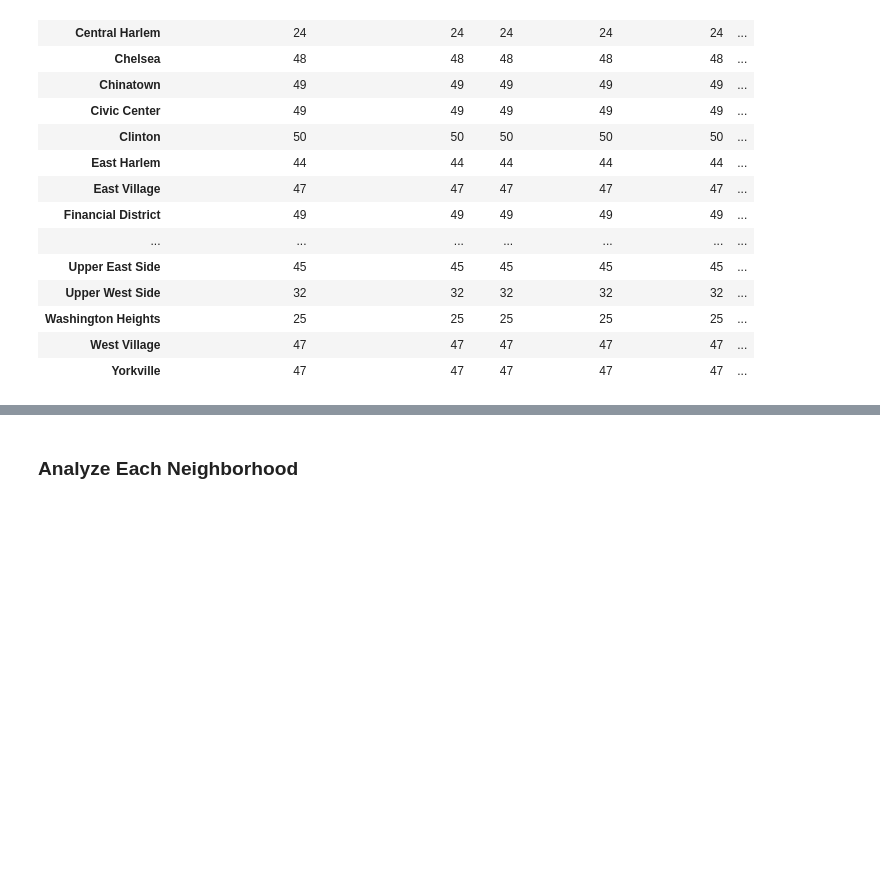
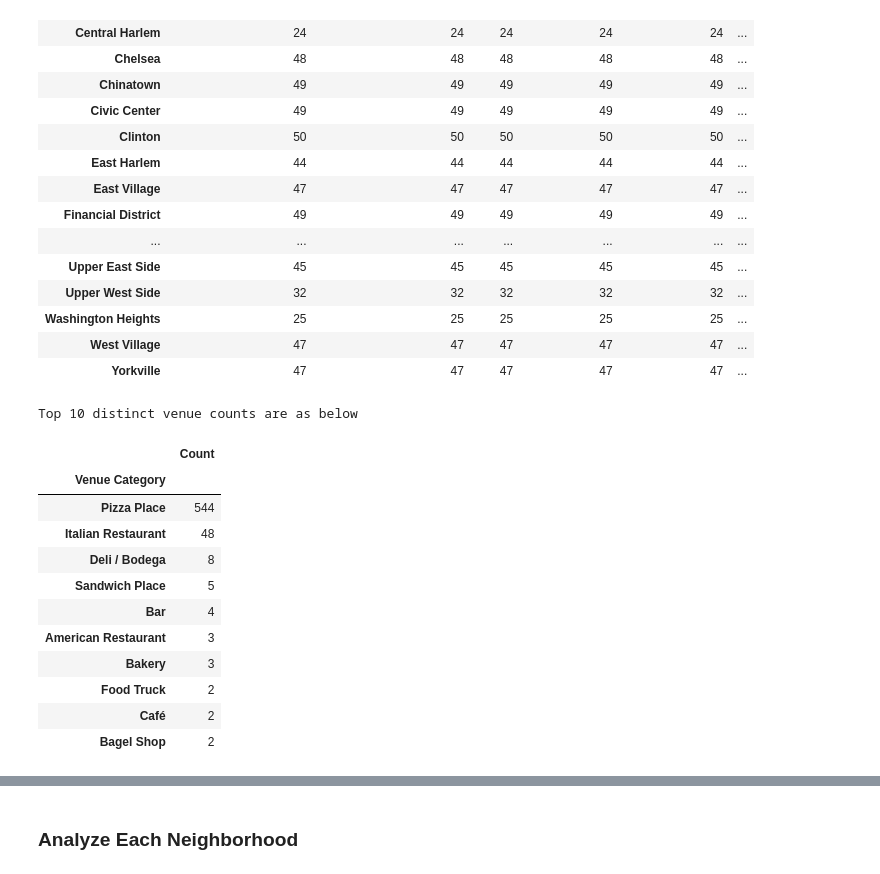
Before and after one commit to homerojr04/Coursera_Capstone, a Jupyter notebook: The Battle of Neighborhoods (W1).ipynb, the cells around one changed output, grey strips where cells are left out. Saved outputs shown, nothing was run; the diff lists cells and outputs as text; code cells hidden in the pictures; blank space fills up the shorter version.

```diff
--- a/The Battle of Neighborhoods (W1).ipynb
+++ b/The Battle of Neighborhoods (W1).ipynb
@@ -251,3 +259,20 @@ manhattan_grouped
 | Washington Heights | 25 | 25 | 25 | 25 | 25 | ... |
 | West Village | 47 | 47 | 47 | 47 | 47 | ... |
 | Yorkville | 47 | 47 | 47 | 47 | 47 | ... |
+# %%
+print('Top 10 distinct venue counts are as below')
+newyork_venues_cr[['Venue','Venue Category']].drop_duplicates().groupby('Venue Category').count()[['Venue']].rename(columns={"Venue": "Count"}).sort_values(by=['Count'], ascending=False)[:10]
+# %% [output]
+Top 10 distinct venue counts are as below
+|  | Count |
+| Venue Category |  |
+| Pizza Place | 544 |
+| Italian Restaurant | 48 |
+| Deli / Bodega | 8 |
+| Sandwich Place | 5 |
+| Bar | 4 |
+| American Restaurant | 3 |
+| Bakery | 3 |
+| Food Truck | 2 |
+| Café | 2 |
+| Bagel Shop | 2 |
```
Also changed, not shown: parts of 12 cells of this notebook, 3 other files.
